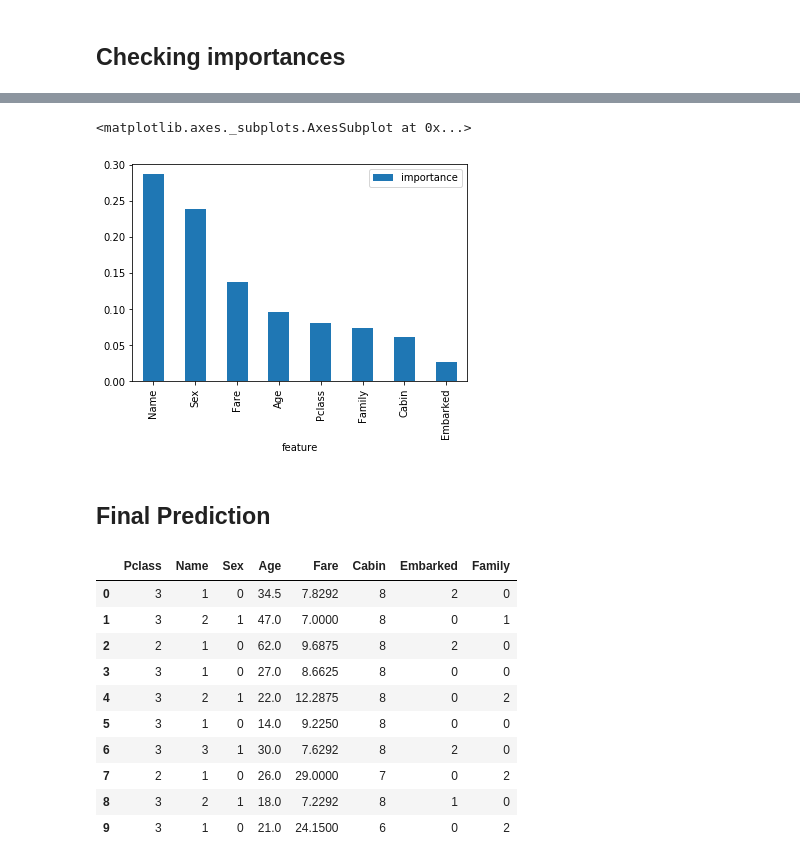
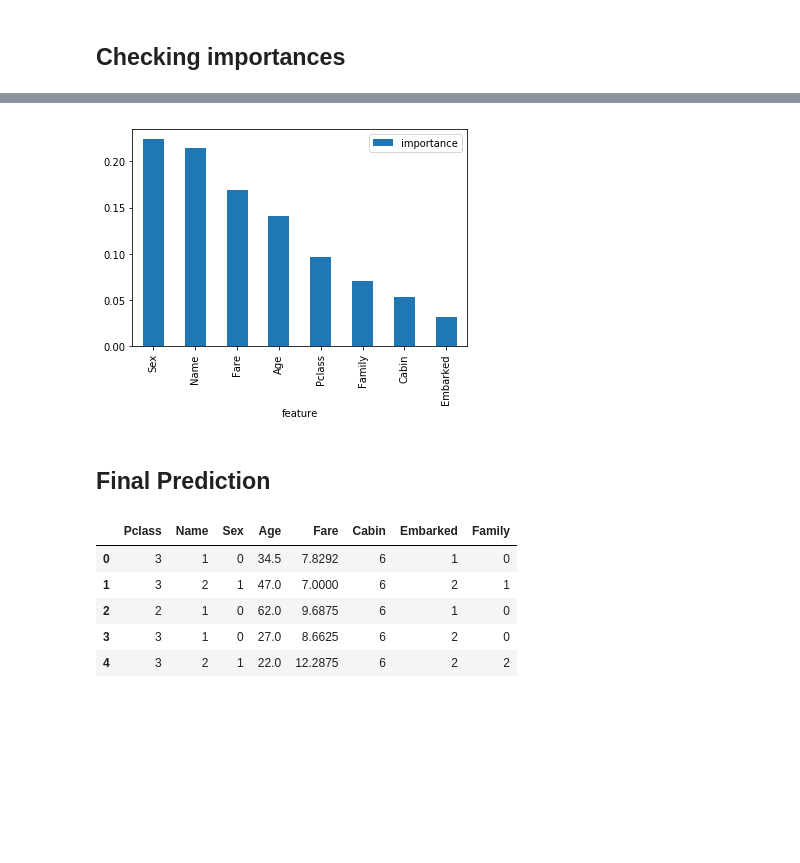
Before and after one commit to viniciusov/titanic-survivors, a Jupyter notebook: Titanic.ipynb, the cells around one changed output, grey strips where cells are left out. Saved outputs shown, nothing was run; the diff lists cells and outputs as text; code cells hidden in the pictures; blank space fills up the shorter version.

```diff
--- a/Titanic.ipynb
+++ b/Titanic.ipynb
@@ -289,0 +221,5 @@ def preprocess(df):
+# %%
+male_age_mean = round(both_df[both_df['Sex']=='male']['Age'].mean())
+female_age_mean = round(both_df[both_df['Sex']=='female']['Age'].mean())
+ages_mean = {'male':male_age_mean, 'female':female_age_mean}
+ages_mean
@@ -289,0 +319,37 @@ def preprocess(df):
+# %%
+genders = {'male':0, 'female':1}
+ports = {'C':0, 'Q':1, 'S':2}
+# %%
+def preprocess(df):
+
+    df['Family'] = df['SibSp'] + df['Parch']
+
+    for n,age in enumerate(df['Age']):
+        if pd.isna(age):
+            df.at[n,'Age'] = ages_mean[both_df.iloc[n]['Sex']]
+
+    df['Sex'] = df['Sex'].map(genders)
+
+    for n,cabin in enumerate(df['Cabin']):
+        if pd.notna(cabin):
+            df.at[n,'Cabin'] = cabins[cabin[0]]
+        else:
+            cabin_letter = cabins_by_class[df.iloc[n]['Pclass']][0][0] # Fill with the most common by 'Pclass'
+            df.at[n,'Cabin'] = cabins[cabin_letter]
+
+    df['Embarked'].fillna('S', inplace=True) # Fill with the most common
+    df['Embarked'] = df['Embarked'].map(ports)
+
+    for n,fare in enumerate(df['Fare']):
+        if pd.isna(fare):
+            df.at[n,'Fare'] = fare_by_class[df.iloc[n]['Pclass']]
+
+    for n,name in enumerate(df['Name']):
+        if name.split(',')[1].split('.')[0].strip(' ') in names:
+            df.at[n,'Name'] = names[name.split(',')[1].split('.')[0].strip(' ')]
+        else: # Just in case
+            df.at[n,'Name'] = names['*Rare*']
+
+    df = df.drop(['PassengerId','Ticket','SibSp','Parch'], axis=1)
+
+    return df
@@ -627,24 +610,17 @@ importances.head(15)
-# %%
-%matplotlib inline
-
-importances.plot.bar()
-# %% [output]
-<matplotlib.axes._subplots.AxesSubplot at 0x...>
-[figure, removed]
+# %%
+importances.plot.bar()
+plt.show()
+# %% [output]
+[figure, added]
 # %% [markdown]
 ## Final Prediction
 # %%
 submission_df = preprocess(final_df)
-submission_df.head(10)
+submission_df.head()
 # %% [output]
 |  | Pclass | Name | Sex | Age | Fare | Cabin | Embarked | Family |
-| 0 | 3 | 1 | 0 | 34.5 | 7.8292 | 8 | 2 | 0 |
-| 1 | 3 | 2 | 1 | 47.0 | 7.0000 | 8 | 0 | 1 |
-| 2 | 2 | 1 | 0 | 62.0 | 9.6875 | 8 | 2 | 0 |
-| 3 | 3 | 1 | 0 | 27.0 | 8.6625 | 8 | 0 | 0 |
-| 4 | 3 | 2 | 1 | 22.0 | 12.2875 | 8 | 0 | 2 |
-| 5 | 3 | 1 | 0 | 14.0 | 9.2250 | 8 | 0 | 0 |
-| 6 | 3 | 3 | 1 | 30.0 | 7.6292 | 8 | 2 | 0 |
-| 7 | 2 | 1 | 0 | 26.0 | 29.0000 | 7 | 0 | 2 |
-| 8 | 3 | 2 | 1 | 18.0 | 7.2292 | 8 | 1 | 0 |
-| 9 | 3 | 1 | 0 | 21.0 | 24.1500 | 6 | 0 | 2 |
+| 0 | 3 | 1 | 0 | 34.5 | 7.8292 | 6 | 1 | 0 |
+| 1 | 3 | 2 | 1 | 47.0 | 7.0000 | 6 | 2 | 1 |
+| 2 | 2 | 1 | 0 | 62.0 | 9.6875 | 6 | 1 | 0 |
+| 3 | 3 | 1 | 0 | 27.0 | 8.6625 | 6 | 2 | 0 |
+| 4 | 3 | 2 | 1 | 22.0 | 12.2875 | 6 | 2 | 2 |
```
Also changed, not shown: parts of 98 cells of this notebook, 2 other files.
